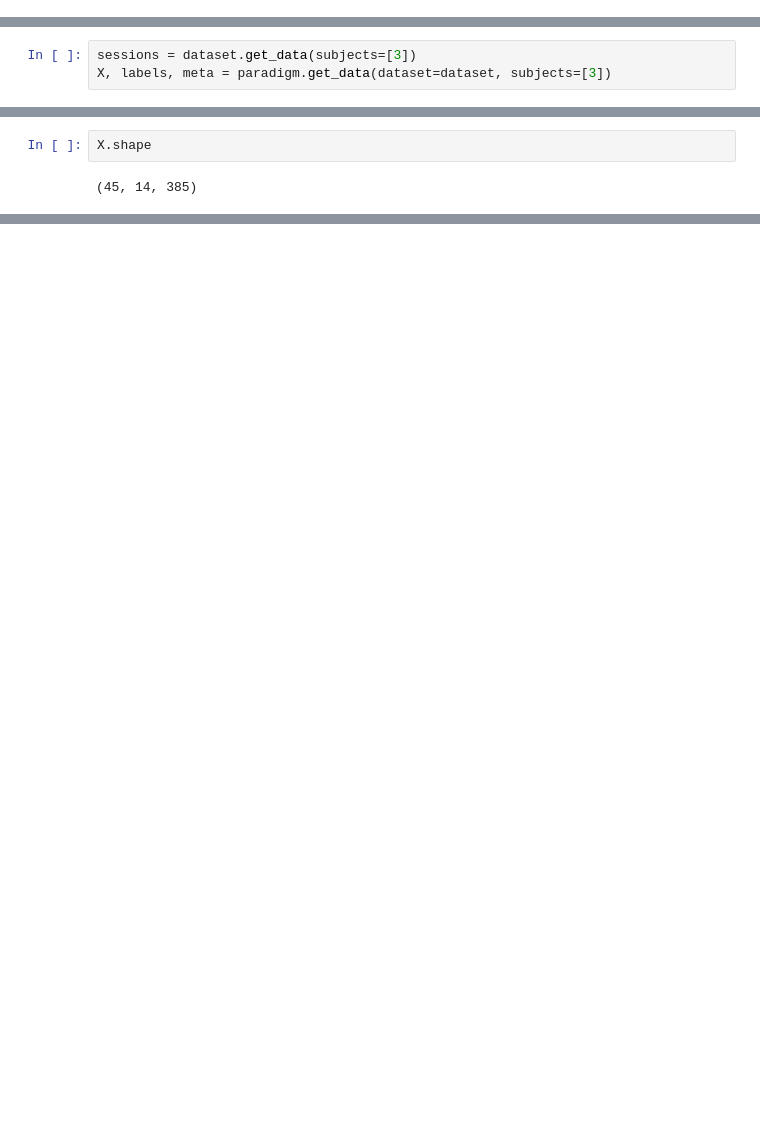
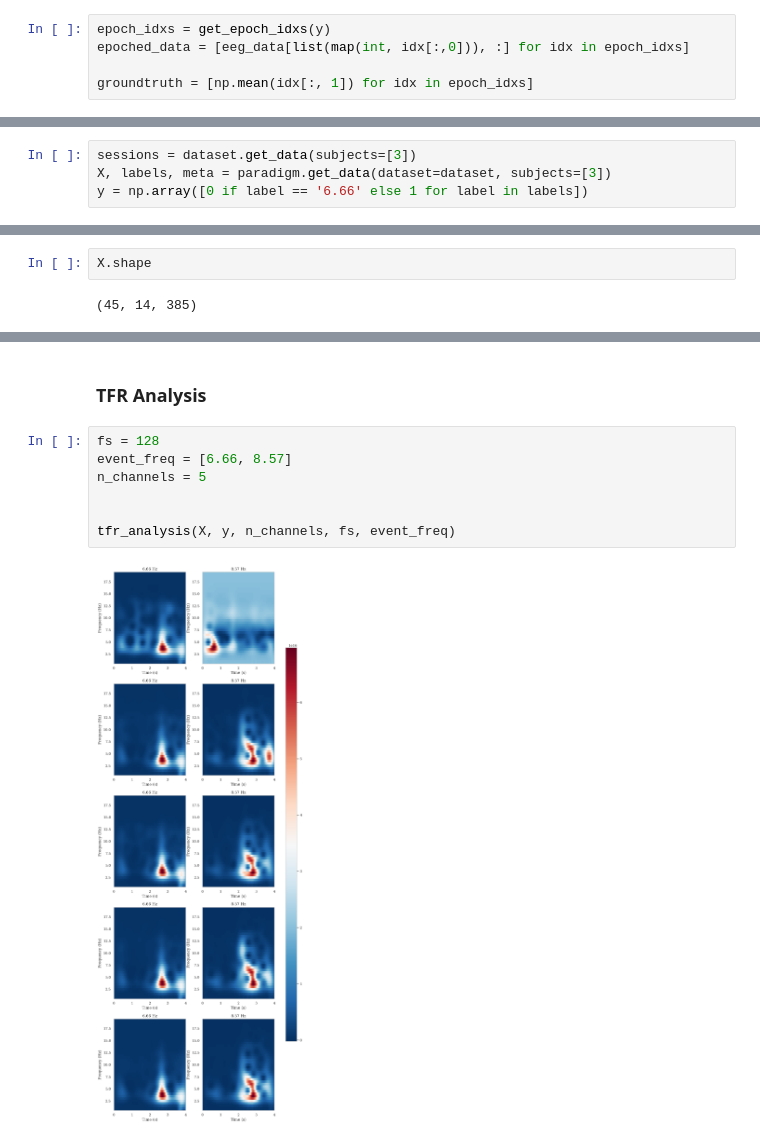
Before and after one commit to JHUBCIS/EEG-ExPy_JHUBCIS, a Jupyter notebook: notebooks/CCA/CCA_mentalab_OSCAR_SSVEP.ipynb, the cells around one changed output, grey strips where cells are left out. Saved outputs shown, nothing was run; the diff lists cells and outputs as text; blank space fills up the shorter version.

```diff
--- a/notebooks/CCA/CCA_mentalab_OSCAR_SSVEP.ipynb
+++ b/notebooks/CCA/CCA_mentalab_OSCAR_SSVEP.ipynb
@@ -145 +126,6 @@ def get_epoch_idxs(arr, s_rate, t_len):
     return result
+# %%
+epoch_idxs = get_epoch_idxs(y)
+epoched_data = [eeg_data[list(map(int, idx[:,0])), :] for idx in epoch_idxs]
+
+groundtruth = [np.mean(idx[:, 1]) for idx in epoch_idxs]
@@ -280,4 +268,5 @@ pipeline["CCA"] = make_pipeline(SSVEP_CCA(interval=interval, freqs=freqs, n_harm
 # %%
 sessions = dataset.get_data(subjects=[3])
 X, labels, meta = paradigm.get_data(dataset=dataset, subjects=[3])
+y = np.array([0 if label == '6.66' else 1 for label in labels])
 # %% [output]
@@ -315,0 +324,11 @@ array(['8.57', '6.66', '6.66', '8.57', '6.66', '8.57', '8.57', '6.66',
+# %% [markdown]
+### TFR Analysis
+# %%
+fs = 128
+event_freq = [6.66, 8.57]
+n_channels = 5
+
+
+tfr_analysis(X, y, n_channels, fs, event_freq)
+# %% [output]
+[figure, added]
```
Also changed, not shown: parts of 18 cells of this notebook.
